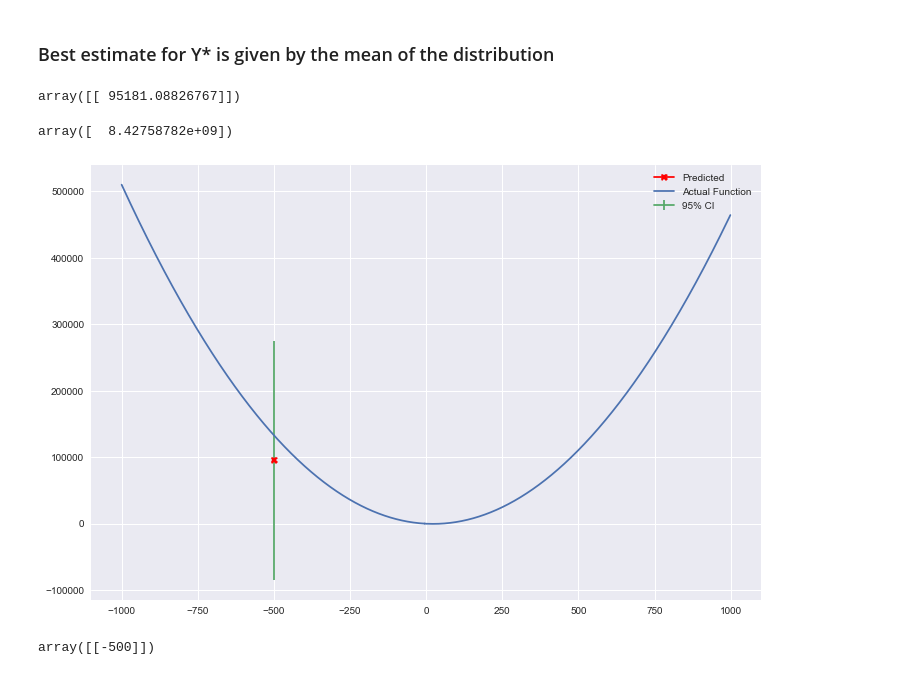
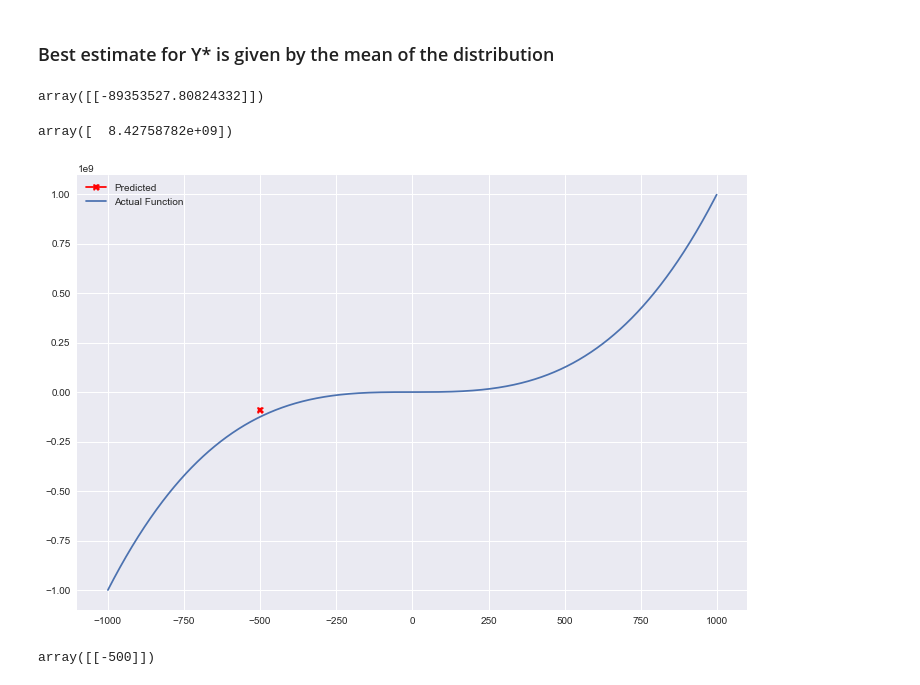
Before and after one commit to jonhilgart22/advanced_stats, a Jupyter notebook: final_project/Experimenting with GPs.ipynb, the cells around one changed output. Drawn from its saved outputs; the diff is of its cells as text; code cells hidden in the pictures.

Commit message:
working on sampling from the function

```diff
--- a/final_project/Experimenting with GPs.ipynb
+++ b/final_project/Experimenting with GPs.ipynb
@@ -472,7 +472,7 @@ def squarred_exponential_kernel_w_noise( max_covar, x1, x2, l=1, train=False, va
         return max_covar*np.exp( -(x1-x2.T)**2 / 2*l**2 )  + var_y*mat # add noise for the observations
 # %%
 train_x = np.array(range(-1000,1000)).reshape(1,-1)
-train_y_func = lambda x: x**3/(x*2.05+10)-x*20
+train_y_func = lambda x: x/(x**2+1)+x**3
 train_y_numbers = np.array([train_y_func(_) for _ in train_x]).reshape(-1,1)
 y_var = np.var(train_y_numbers)
 max_covariance = y_var
@@ -499,5 +498,0 @@ def test_gaussian_process(point_to_test, train_x, train_y_numbers ):
-# %%
-covariance_train_train = squarred_exponential_kernel_w_noise(max_covariance,
-                                                                            train_x,train_x,train=True,var_y= y_var)
-# %%
-covariance_train_test  = squarred_exponential_kernel_w_noise(max_covariance,train_x,test_x)
@@ -527,7 +550,7 @@ var_y_pred_diag = np.diag(var_y_pred) # used for multiple test points
 # %%
 y_pred_mean # predicted mean
 # %% [output]
-array([[ 95181.08826767]])
+array([[-89353527.80824332]])
 # %%
 var_y_pred_diag # predicted varaince
 # %% [output]
@@ -537,15 +560,15 @@ distribution = stats.norm(y_pred_mean.ravel(),np.sqrt(var_y_pred))# for one poin
 # %%
 plt.figure(figsize=(12,8))
 #plt.plot(train_x.ravel(),train_y_numbers.ravel(), label='True Values')
 plt.plot(test_x.ravel(),y_pred_mean.ravel(),marker='X',color='red',label='Predicted')
-plt.plot(train_x.ravel(),train_y_numbers.ravel(),label='Actual Function')
+plt.plot(train_x.ravel(), train_y_numbers,label='Actual Function')
 
-plt.errorbar(test_x.ravel(), y_pred_mean.ravel(), yerr=1.96*np.sqrt(var_y_pred_diag) , capsize=0, label='95% CI')
+#plt.errorbar(test_x.ravel(), y_pred_mean.ravel(), yerr=1.96*np.sqrt(var_y_pred_diag) , capsize=0, label='95% CI')
 #plt.fill_between(test_x.ravel(), y_pred_mean.ravel()-1.96*np.sqrt(var_y_pred_diag),
 #                 y_pred_mean.ravel()+1.96*np.sqrt(var_y_pred_diag),label='95% CI')
 plt.legend();
 # %% [output]
-[figure, old version]
+[figure, new version]
 # %%
 test_x
 # %% [output]
```
Also changed, not shown: parts of 21 cells of this notebook.
